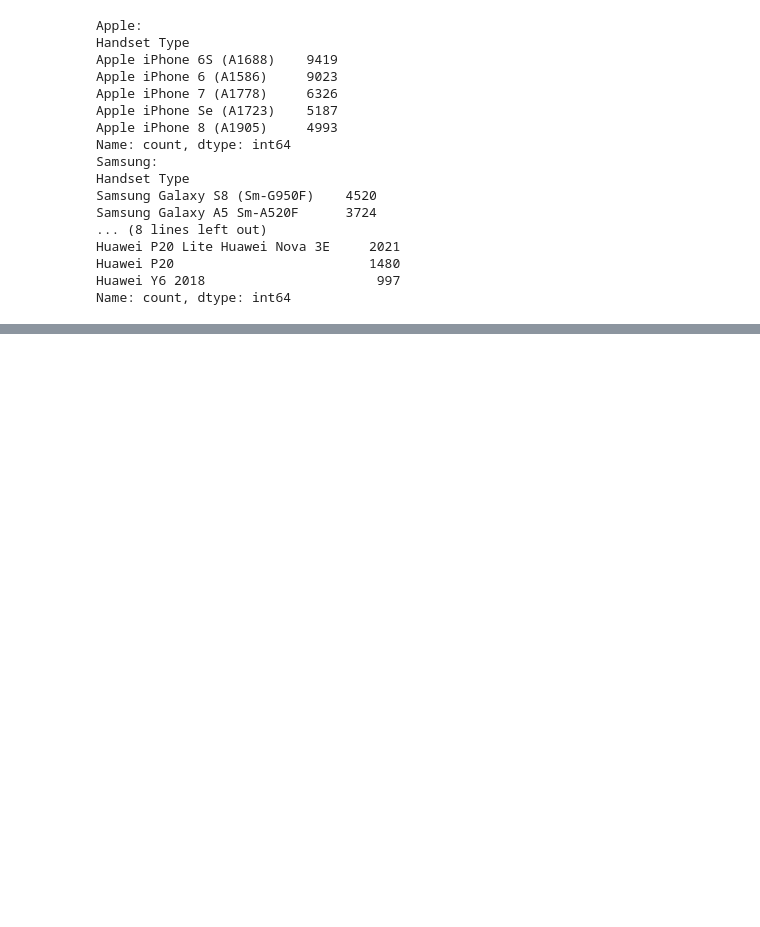
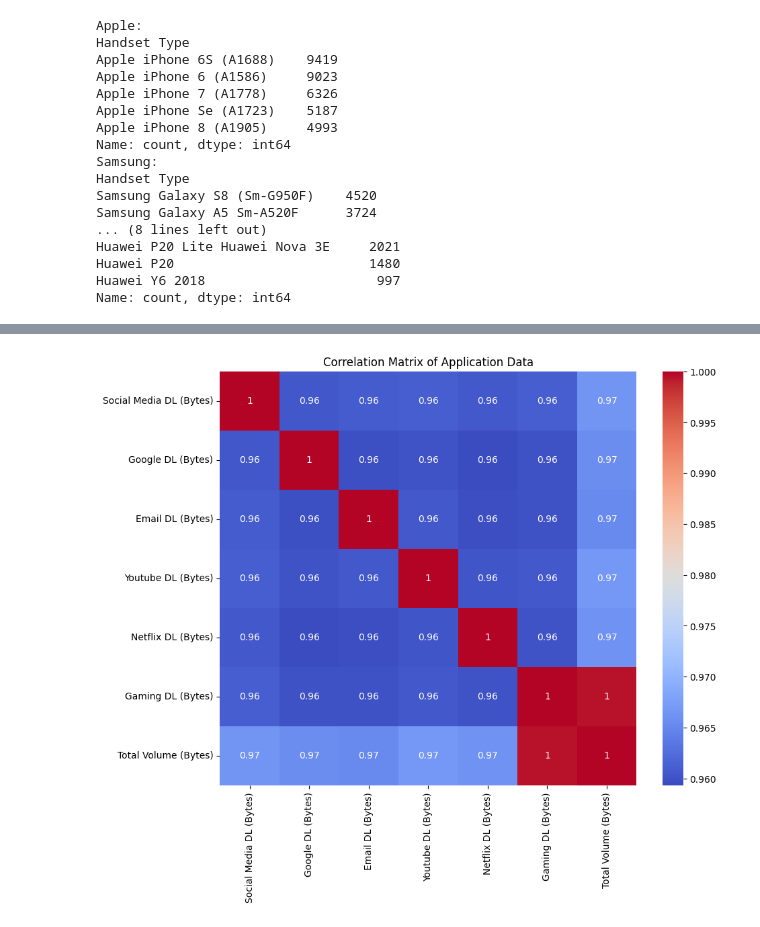
Before and after one commit to SaraFedlu/Telecom_customer_usage_analysis, a Jupyter notebook: notebooks/eda.ipynb, the cells around one changed output, grey strips where cells are left out. Drawn from its saved outputs; the diff is of its cells as text; code cells hidden in the pictures; blank space fills up the shorter version.

```diff
--- a/notebooks/eda.ipynb
+++ b/notebooks/eda.ipynb
@@ -250,0 +380,16 @@ Name: count, dtype: int64
+# %%
+# Correlation matrix for application data
+app_data_cols = [
+    'Social Media DL (Bytes)', 'Google DL (Bytes)', 'Email DL (Bytes)',
+    'Youtube DL (Bytes)', 'Netflix DL (Bytes)', 'Gaming DL (Bytes)',
+    'Total Volume (Bytes)'
+]
+correlation_matrix = user_behavior[app_data_cols].corr()
+
+# Heatmap visualization
+plt.figure(figsize=(10, 8))
+sns.heatmap(correlation_matrix, annot=True, cmap='coolwarm')
+plt.title('Correlation Matrix of Application Data')
+plt.show()
+# %% [output]
+[figure, added]
```
Also changed, not shown: parts of 9 cells of this notebook.
